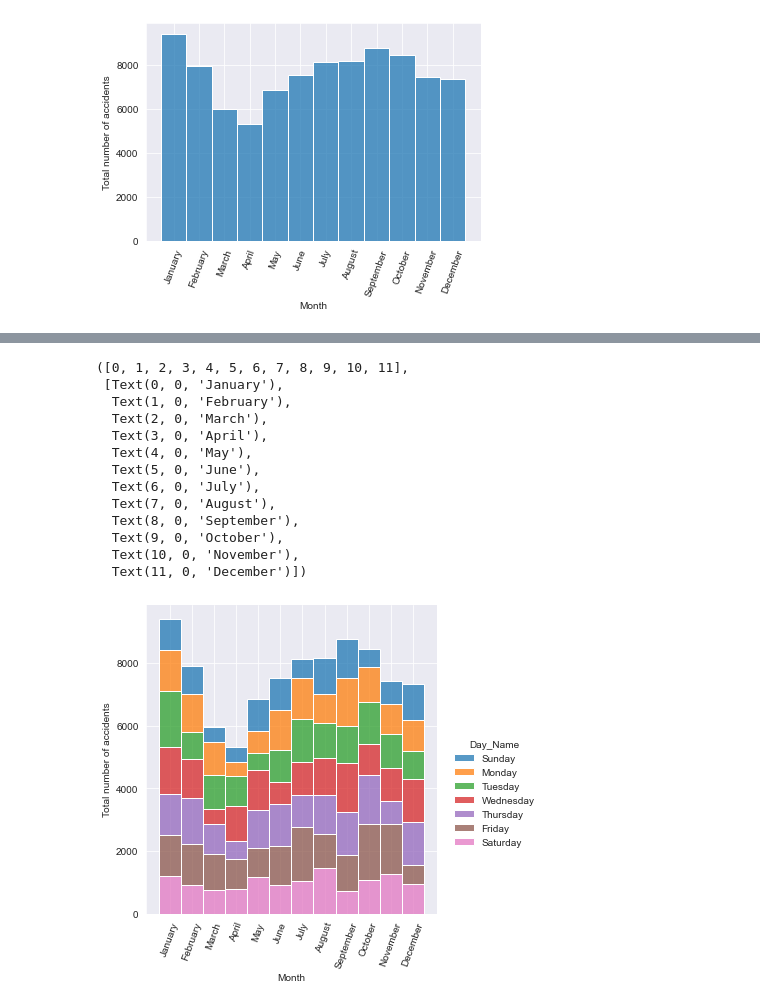
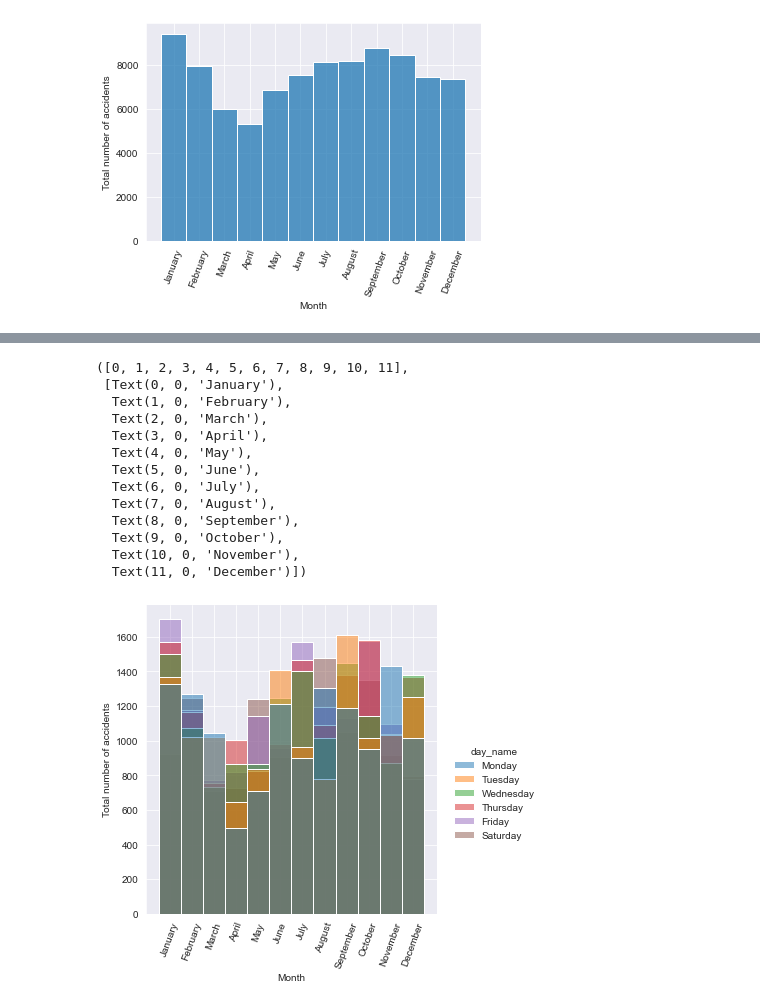
Before and after one commit to LuisEVT/High_Fatality_Accidents, a Jupyter notebook: High_Fatality_Accidents.ipynb, the cells around one changed output, grey strips where cells are left out. Drawn from its saved outputs; the diff is of its cells as text; code cells hidden in the pictures.

Commit message:
Update High_Fatality_Accidents.ipynb
* Analyze the total number of accidents per day per month

```diff
--- a/High_Fatality_Accidents.ipynb
+++ b/High_Fatality_Accidents.ipynb
@@ -100,9 +100,15 @@ So far,there is no NA data in the dataset. In addition, we converted two columns
+# %%
+df_accidents['day_of_week'] = df_accidents['date'].dt.dayofweek
+df_accidents['day_name'] = df_accidents['date'].dt.day_name()
+
+df_accidents['month_number'] = df_accidents['date'].dt.month
+df_accidents['month_name'] = df_accidents['date'].dt.month_name()
 # %% [markdown]
 # Next Steps
 
 Initially, I want to analysis the day and time the accidents are occuring. From there, we can build up to what type of accidents are occuring on those dates.
 # %%
-df_accidents_timestamp = df_accidents[ ['accident_year','date','time','day_of_week'] ]
+df_accidents_timestamp = df_accidents[ ['accident_year','date','time','day_name','month_name','month_number','day_of_week'] ]
 
 df_accidents_timestamp
 # %% [output]
@@ -131,9 +129,3 @@ Day_Name = {1:'Sunday',
 df_accidents_timestamp['accident_year'].unique()
 # %% [output]
 array([2020])
-# %%
-# dt.month_name()
-#df_accidents_timestamp['date'].dt.day_name()
-
-df_accidents_timestamp['Month'] = df_accidents_timestamp['date'].dt.month_name()
-df_accidents_timestamp['Day_Name'] = df_accidents_timestamp['day_of_week'].apply( lambda x: Day_Name[x] )
@@ -193,27 +178,29 @@ plt.xticks( rotation = 70 )
 # %%
-sns.displot(x = 'Month',
-            data = df_accidents_timestamp.sort_values(by='date'),
+month_list = ['Monday','Tuesday','Wednesday','Thursday','Friday','Saturday']
+
+sns.displot(x = 'month_name',
+            data = df_accidents_timestamp.sort_values(by='month_number'),
             kind = 'hist',
-            hue ='Day_Name' ,
-            hue_order= list( Day_Name.values()),
-            multiple ='stack' )
+            hue ='day_name' ,
+            hue_order= month_list,
+             )
 
 plt.ylabel('Total number of accidents')
 plt.xlabel('Month')
 
 plt.xticks( rotation = 70 )
 # %% [output]
 ([0, 1, 2, 3, 4, 5, 6, 7, 8, 9, 10, 11],
  [Text(0, 0, 'January'),
   Text(1, 0, 'February'),
   Text(2, 0, 'March'),
   Text(3, 0, 'April'),
   Text(4, 0, 'May'),
   Text(5, 0, 'June'),
   Text(6, 0, 'July'),
   Text(7, 0, 'August'),
   Text(8, 0, 'September'),
   Text(9, 0, 'October'),
   Text(10, 0, 'November'),
   Text(11, 0, 'December')])
-[figure, old version]
+[figure, new version]
```
Also changed, not shown: parts of 14 cells of this notebook.
